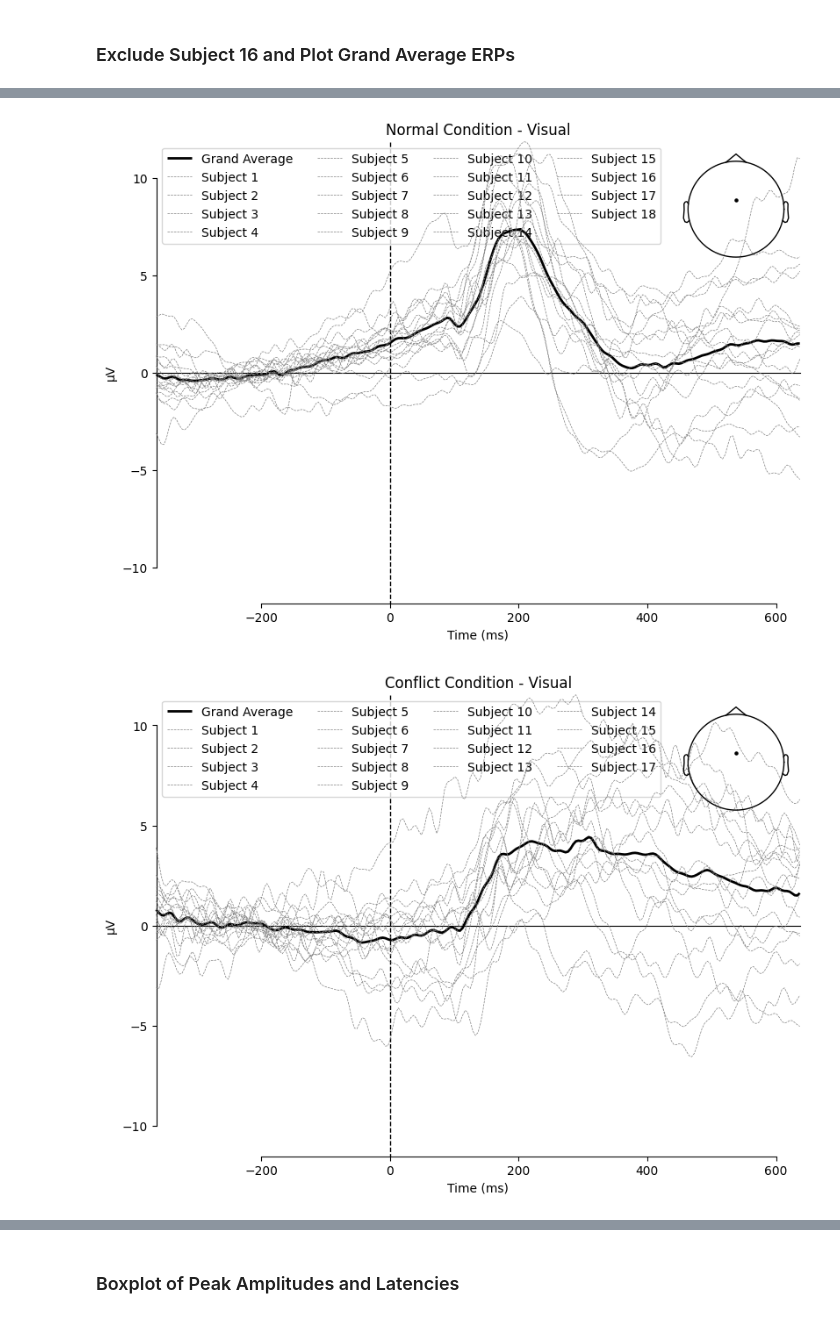
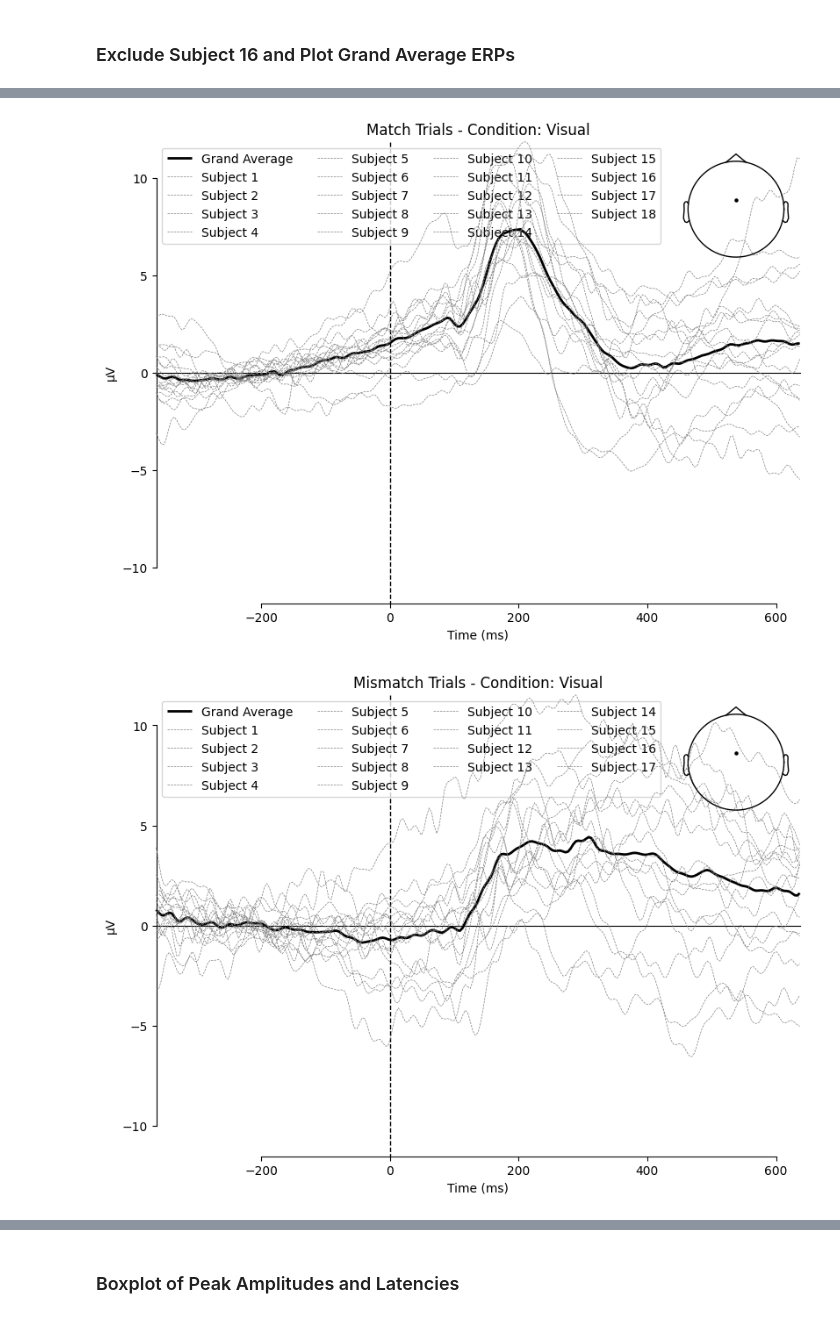
Before and after one commit to jhagnberger/eeg, a Jupyter notebook: erp_analysis.ipynb, the cells around one changed output, grey strips where cells are left out. Saved outputs shown, nothing was run; the diff lists cells and outputs as text; code cells hidden in the pictures.

Commit message:
Rename titles in plot for better consistency

```diff
--- a/erp_analysis.ipynb
+++ b/erp_analysis.ipynb
@@ -353,7 +353,7 @@ def make_erp_plot(normal_data, conflict_data, diff_data):
         picks="FCz",
         time_unit="ms",
         colors=colors,
-        title="C.) Difference between Conditions (FCz)",
+        title="C.) Difference Mismatch-Match Trials (FCz)",
         ylim=dict(eeg=[-7, 6])
     )
     fig = figs[0]
@@ -569,7 +569,7 @@ for session in ["Visual", "Vibro", "EMS"]:
         colors={"Grand Average": "black"},  # Use the same color for all subjects
         linestyles={"Grand Average": "-", **{f"Subject {i+1}": "--" for i in range(len(evokeds_normal))}},
         styles={"Grand Average": {"linewidth": 2}, **subject_lines_normal},
-        title=f"Normal Condition - {session}"
+        title=f"Match Trials - Condition: {session}"
     )[0]
     fig.set_size_inches(6, 4)
     fig.savefig(f"grand_individual_normal_{session}.pdf", format="pdf")
@@ -583,7 +583,7 @@ for session in ["Visual", "Vibro", "EMS"]:
         colors={"Grand Average": "black"},  # Use the same color for all subjects
         linestyles={"Grand Average": "-", **{f"Subject {i+1}": "--" for i in range(len(evokeds_conflict))}},
         styles={"Grand Average": {"linewidth": 2}, **subject_lines_conflict},
-        title=f"Conflict Condition - {session}"
+        title=f"Mismatch Trials - Condition: {session}"
     )[0]
     fig.set_size_inches(6, 4)
     fig.savefig(f"grand_individual_conflict_{session}.pdf", format="pdf")
@@ -672,34 +672,34 @@ for session in ["Visual", "Vibro", "EMS"]:
     normal_data_all_list = list(normal_data_all.values())
     conflict_data_all_list = list(conflict_data_excluded.values())
     evokeds_normal = [normal_data_all_list[i][session] for i in range(len(normal_data_all_list)) if session in normal_data_all_list[i]]
     evokeds_conflict = [conflict_data_all_list[i][session] for i in range(len(conflict_data_all_list)) if session in conflict_data_all_list[i]]
 
     subject_lines_normal = {f"Subject {i+1}": {"linewidth": line_width} for i in range(len(evokeds_normal))}
     subject_lines_conflict = {f"Subject {i+1}": {"linewidth": line_width} for i in range(len(evokeds_conflict))}
 
     # Plot for normal condition
     mne.viz.plot_compare_evokeds(
         {"Grand Average": grand_average_normal[session],
         **{f"Subject {i+1}": evoked for i, evoked in enumerate(evokeds_normal)}},
         picks="FCz",
         time_unit="ms",
         colors={"Grand Average": "black"},  # Use the same color for all subjects
         linestyles={"Grand Average": "-", **{f"Subject {i+1}": "--" for i in range(len(evokeds_normal))}},
         styles={"Grand Average": {"linewidth": 2}, **subject_lines_normal},
-        title=f"Normal Condition - {session}"
+        title=f"Match Trials - Condition: {session}"
     )
 
     # Plot for conflict condition
     mne.viz.plot_compare_evokeds(
         {"Grand Average": grand_average_conflict[session],
         **{f"Subject {i+1}": evoked for i, evoked in enumerate(evokeds_conflict)}},
         picks="FCz",
         time_unit="ms",
         colors={"Grand Average": "black"},  # Use the same color for all subjects
         linestyles={"Grand Average": "-", **{f"Subject {i+1}": "--" for i in range(len(evokeds_conflict))}},
         styles={"Grand Average": {"linewidth": 2}, **subject_lines_conflict},
-        title=f"Conflict Condition - {session}"
+        title=f"Mismatch Trials - Condition: {session}"
     )
 # %% [output]
-[figure, old version]
+[figure, new version]
-[figure, old version]
+[figure, new version]
```
Also changed, not shown: parts of 3 cells of this notebook.
